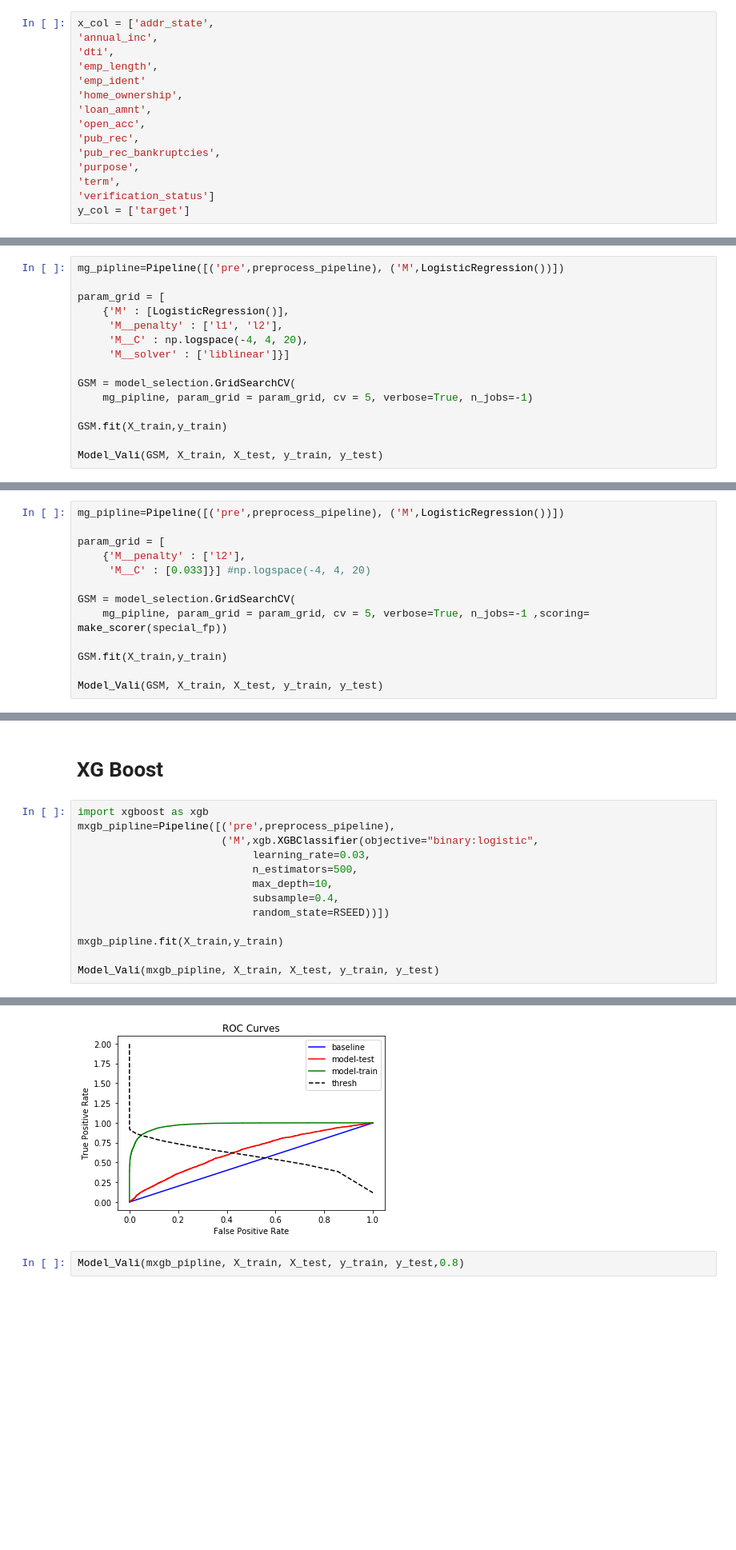
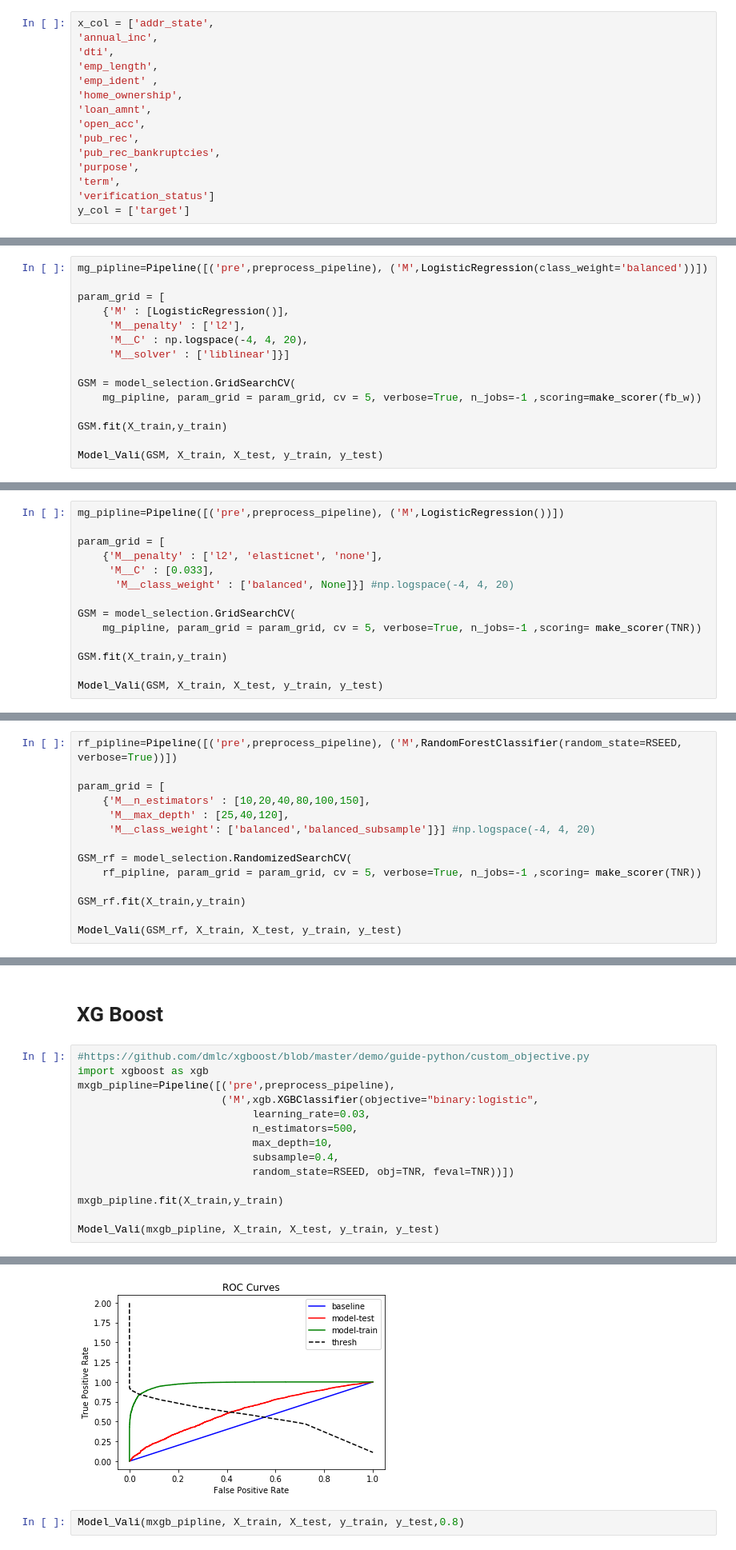
Before and after one commit to torben90/NF_Prj_LendingClub, a Jupyter notebook: sub_notebooks/Modeling_pass01.ipynb, the cells around one changed output, grey strips where cells are left out. Shown at 80% size. Drawn from its saved outputs; the diff is of its cells as text; blank space fills up the shorter version.

Commit message:
small mods in model feature detect and modeling pass01

```diff
--- a/sub_notebooks/Modeling_pass01.ipynb
+++ b/sub_notebooks/Modeling_pass01.ipynb
@@ -133,7 +150,7 @@ x_col = ['addr_state',
 'annual_inc',
 'dti',
 'emp_length',
-'emp_ident'
+'emp_ident' ,
 'home_ownership',
 'loan_amnt',
 'open_acc',
@@ -319,14 +336,14 @@ plt.scatter(m1_pipline.predict_proba(X_test)[:,1],range(len(X_test)))
 # %%
-mg_pipline=Pipeline([('pre',preprocess_pipeline), ('M',LogisticRegression())])
+mg_pipline=Pipeline([('pre',preprocess_pipeline), ('M',LogisticRegression(class_weight='balanced'))])
 
 param_grid = [
     {'M' : [LogisticRegression()],
-     'M__penalty' : ['l1', 'l2'],
+     'M__penalty' : ['l2'],
      'M__C' : np.logspace(-4, 4, 20),
      'M__solver' : ['liblinear']}]
 
 GSM = model_selection.GridSearchCV(
-    mg_pipline, param_grid = param_grid, cv = 5, verbose=True, n_jobs=-1)
+    mg_pipline, param_grid = param_grid, cv = 5, verbose=True, n_jobs=-1 ,scoring=make_scorer(fb_w))
 
 GSM.fit(X_train,y_train)
 
@@ -377,11 +394,12 @@ GSM.best_estimator_.get_params
 mg_pipline=Pipeline([('pre',preprocess_pipeline), ('M',LogisticRegression())])
 
 param_grid = [
-    {'M__penalty' : ['l2'],
-     'M__C' : [0.033]}] #np.logspace(-4, 4, 20)
+    {'M__penalty' : ['l2', 'elasticnet', 'none'],
+     'M__C' : [0.033],
+      'M__class_weight' : ['balanced', None]}] #np.logspace(-4, 4, 20)
 
 GSM = model_selection.GridSearchCV(
-    mg_pipline, param_grid = param_grid, cv = 5, verbose=True, n_jobs=-1 ,scoring= make_scorer(special_fp))
+    mg_pipline, param_grid = param_grid, cv = 5, verbose=True, n_jobs=-1 ,scoring= make_scorer(TNR))
 
 GSM.fit(X_train,y_train)
 
@@ -630,0 +659,14 @@ weighted avg       0.79      0.85      0.78     11646
+# %%
+rf_pipline=Pipeline([('pre',preprocess_pipeline), ('M',RandomForestClassifier(random_state=RSEED, verbose=True))])
+
+param_grid = [
+    {'M__n_estimators' : [10,20,40,80,100,150],
+     'M__max_depth' : [25,40,120],
+     'M__class_weight': ['balanced','balanced_subsample']}] #np.logspace(-4, 4, 20)
+
+GSM_rf = model_selection.RandomizedSearchCV(
+    rf_pipline, param_grid = param_grid, cv = 5, verbose=True, n_jobs=-1 ,scoring= make_scorer(TNR))
+
+GSM_rf.fit(X_train,y_train)
+
+Model_Vali(GSM_rf, X_train, X_test, y_train, y_test)
@@ -631,6 +697,7 @@ weighted avg       0.79      0.85      0.78     11646
 # %% [markdown]
 # XG Boost
 # %%
+#https://github.com/dmlc/xgboost/blob/master/demo/guide-python/custom_objective.py
 import xgboost as xgb
 mxgb_pipline=Pipeline([('pre',preprocess_pipeline),
                        ('M',xgb.XGBClassifier(objective="binary:logistic",
@@ -638,7 +705,7 @@ mxgb_pipline=Pipeline([('pre',preprocess_pipeline),
                             n_estimators=500,
                             max_depth=10,
                             subsample=0.4,
-                            random_state=RSEED))])
+                            random_state=RSEED, obj=TNR, feval=TNR))])
 
 mxgb_pipline.fit(X_train,y_train)
 
@@ -679,4 +746,4 @@ weighted avg       0.77      0.84      0.79     11646
-[figure, old version]
+[figure, new version]
 # %%
 Model_Vali(mxgb_pipline, X_train, X_test, y_train, y_test,0.8)
 # %% [output]
```
Also changed, not shown: parts of 14 cells of this notebook, 1 other file.
